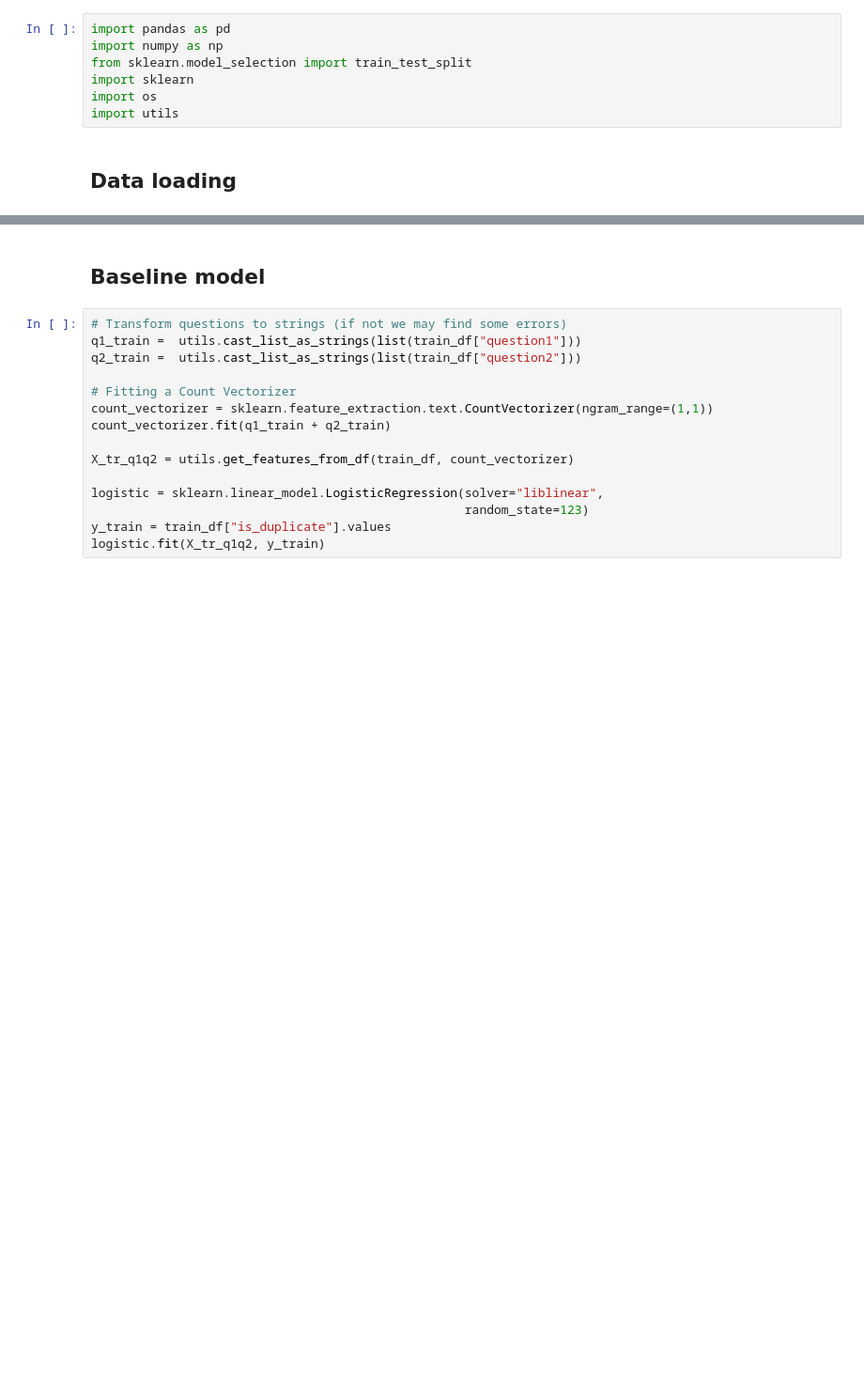
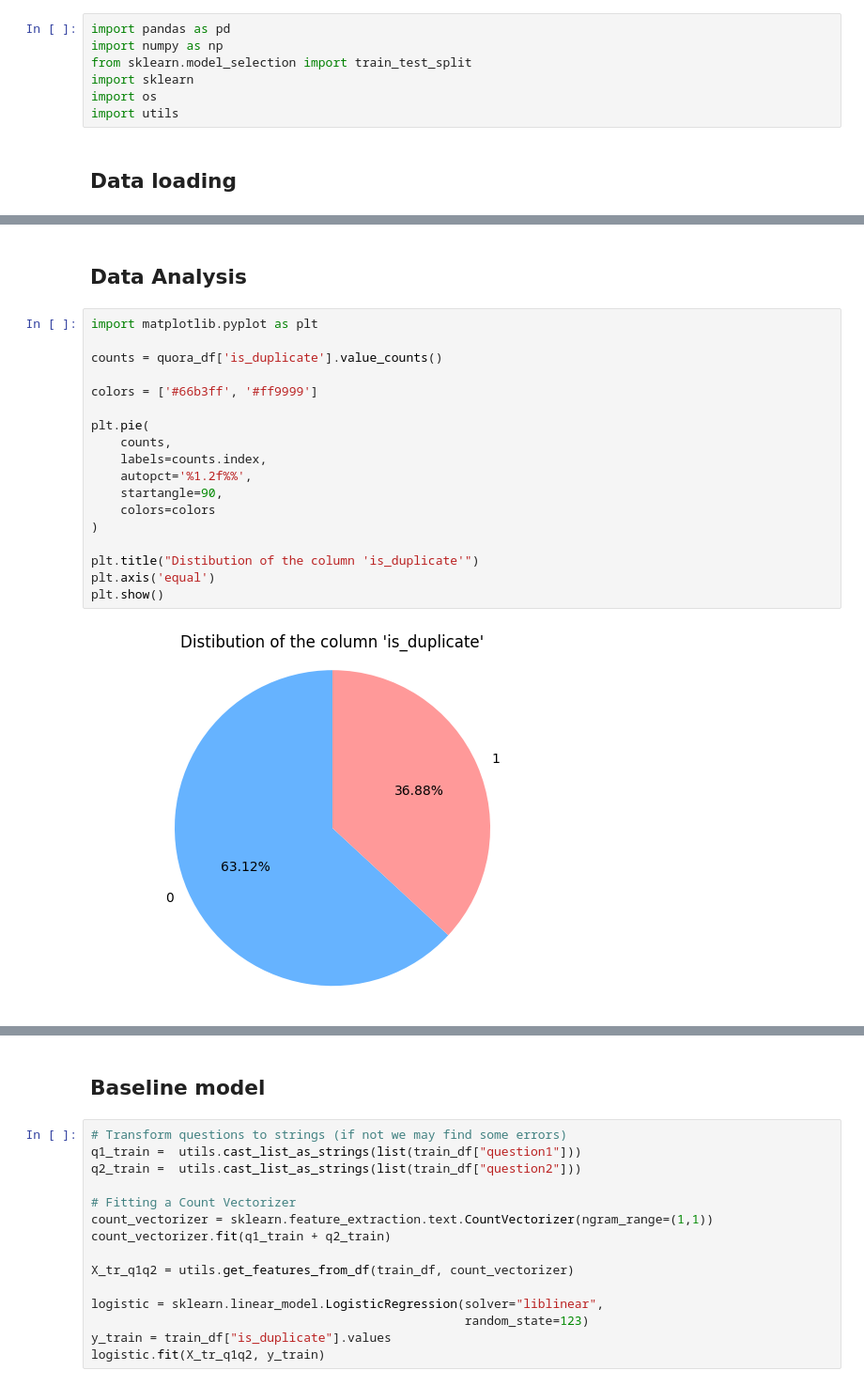
Before and after one commit to alvarosg285/NLP_quora_challenge, a Jupyter notebook: train_models.ipynb, the cells around one changed output, grey strips where cells are left out. Shown at 94% size. Cells and saved outputs as stored; diff of their text form; blank space fills up the shorter version.

Commit message:
Data analysis

```diff
--- a/train_models.ipynb
+++ b/train_models.ipynb
@@ -11,0 +41,22 @@ import utils
+# %% [markdown]
+## Data Analysis
+# %%
+import matplotlib.pyplot as plt
+
+counts = quora_df['is_duplicate'].value_counts()
+
+colors = ['#66b3ff', '#ff9999']
+
+plt.pie(
+    counts,
+    labels=counts.index,
+    autopct='%1.2f%%',
+    startangle=90,
+    colors=colors
+)
+
+plt.title("Distibution of the column 'is_duplicate'")
+plt.axis('equal')
+plt.show()
+# %% [output]
+[figure, added]
```
Also changed, not shown: parts of 7 cells of this notebook, 2 other files.
